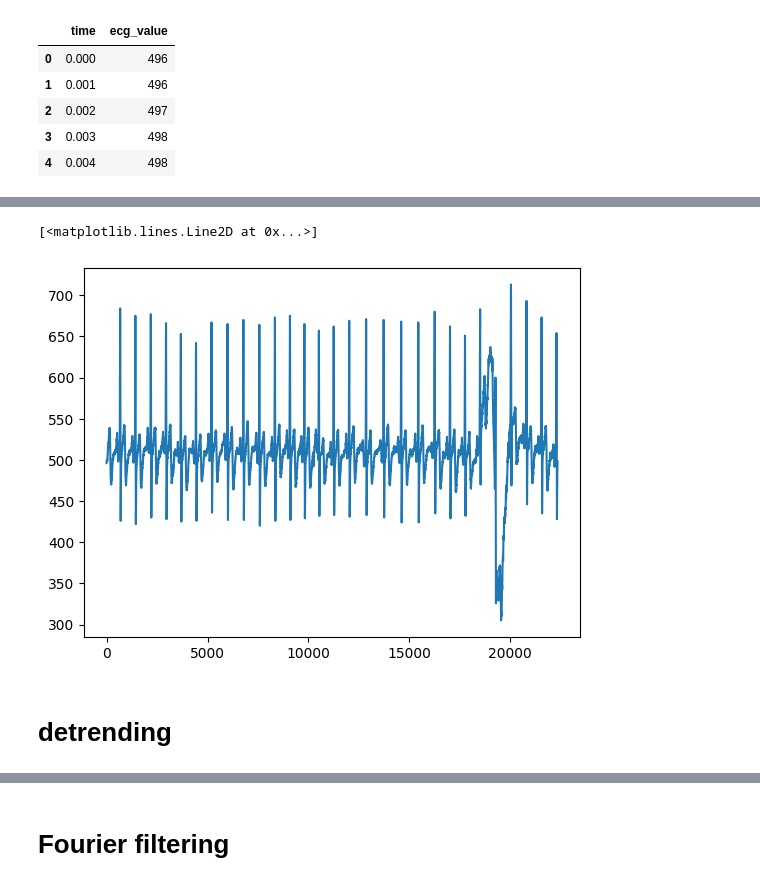
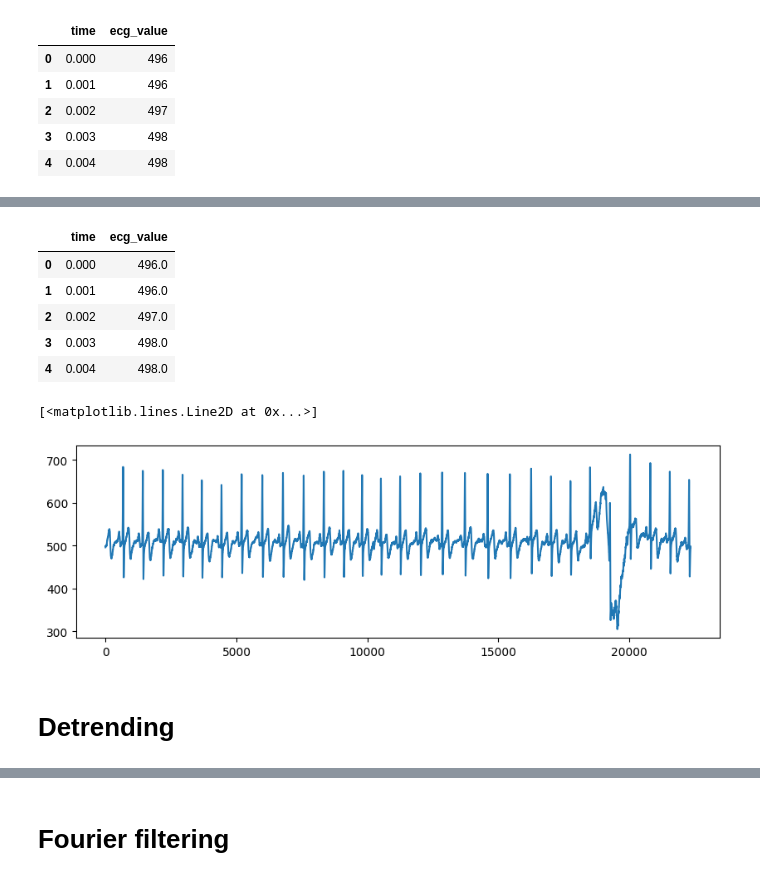
Before and after one commit to TAUforPython/ts-forecasting-ensemble, a Jupyter notebook: timeseries stumpy.ipynb, the cells around one changed output, grey strips where cells are left out. Saved outputs shown, nothing was run; the diff lists cells and outputs as text; code cells hidden in the pictures.

Commit message:
done - Kaggle Notebook | timeseries stumpy | v5

```diff
--- a/timeseries stumpy.ipynb
+++ b/timeseries stumpy.ipynb
@@ -9,9 +18,9 @@ import stumpy
 # %%
-steam_df = pd.read_csv("/kaggle/input/example-cardio-signal-ecg/output_ecg.csv",delimiter=';')
-#steam_df['Data']
-#pd.to_datetime(steam_df['Data'],dayfirst='True')
+signal_df = pd.read_csv("/kaggle/input/example-cardio-signal-ecg/output_ecg.csv",delimiter=';')
 
-steam_df.head()
+#pd.to_datetime(signal_df['Data'],dayfirst='True')
+
+signal_df.head()
 # %% [output]
 |  | time | ecg_value |
 | 0 | 0.000 | 496 |
@@ -36,10 +31,24 @@ steam_df.head()
+# %%
+signal_df = signal_df.astype(float)
+
+y_ts = signal_df['ecg_value']
+x = signal_df.index
+signal_df.head()
+# %% [output]
+|  | time | ecg_value |
+| 0 | 0.000 | 496.0 |
+| 1 | 0.001 | 496.0 |
+| 2 | 0.002 | 497.0 |
+| 3 | 0.003 | 498.0 |
+| 4 | 0.004 | 498.0 |
 # %%
-plt.plot(x,y)
+plt.figure(figsize=(10,3))
+plt.plot(x,y_ts)
 # %% [output]
 [<matplotlib.lines.Line2D at 0x...>]
-[figure, old version]
+[figure, new version]
 # %% [markdown]
-# detrending
+# Detrending
 # %%
 # модули для обработки временных рядов (убрать тренд и аппроксимировать)
 class Detrending:
```
Also changed, not shown: parts of 31 cells of this notebook.
